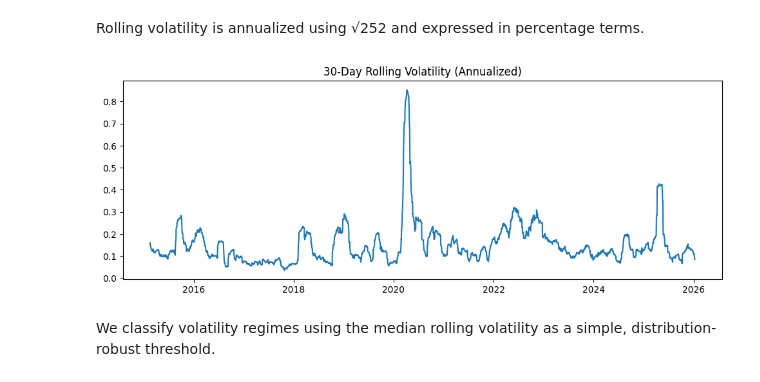
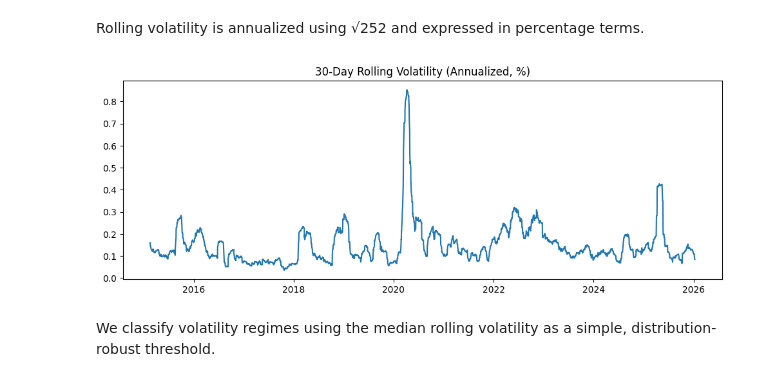
Before and after one commit to harshith8gowda/quant-data-projects, a Jupyter notebook: project_1_market_analysis/market_overview.ipynb, the cells around one changed output. Drawn from its saved outputs; the diff is of its cells as text; code cells hidden in the pictures.

```diff
--- a/project_1_market_analysis/market_overview.ipynb
+++ b/project_1_market_analysis/market_overview.ipynb
@@ -146,12 +146,12 @@ Rolling volatility is annualized using √252 and expressed in percentage terms.
 # %%
 data['RollingVol_30'] = data['Returns'].rolling(30).std() * np.sqrt(252)
 
 plt.figure(figsize=(12,4))
 plt.plot(data['RollingVol_30'])
-plt.title("30-Day Rolling Volatility (Annualized)")
+plt.title("30-Day Rolling Volatility (Annualized, %)")
 plt.show()
 # %% [output]
-[figure, old version]
+[figure, new version]
 # %% [markdown]
 We classify volatility regimes using the median rolling volatility as a simple, distribution-robust threshold.
 # %%
```
Also changed, not shown: parts of 4 cells of this notebook, 1 other file.
